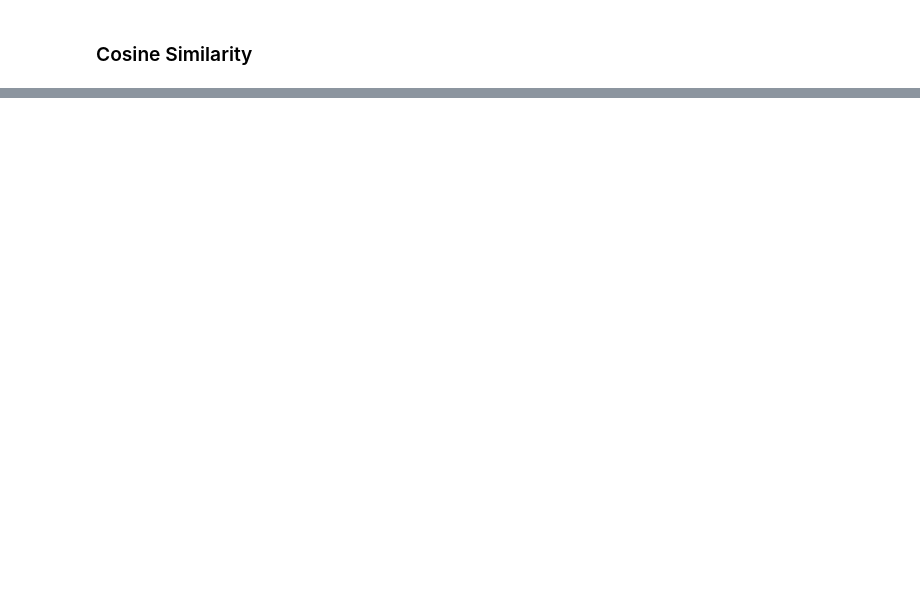
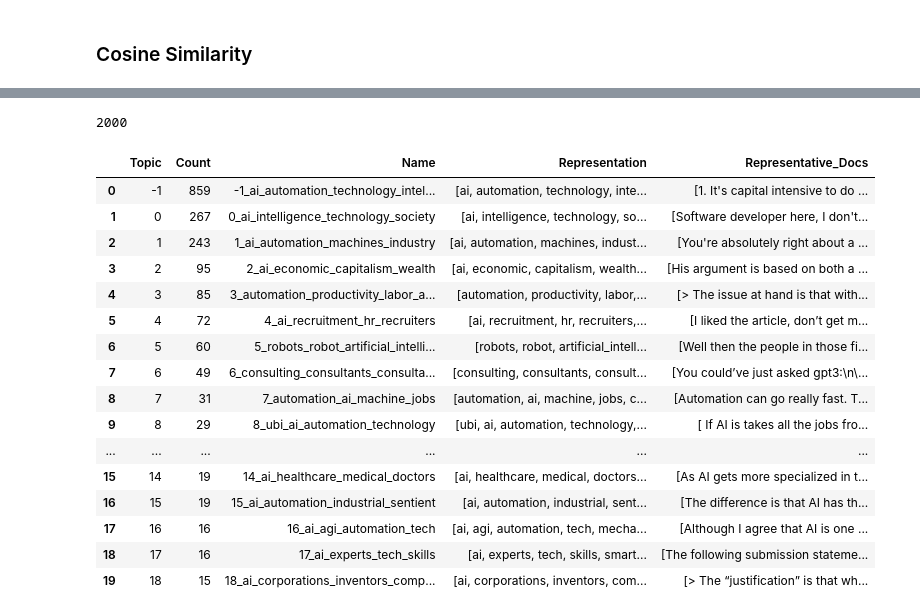
Before and after one commit to gzlupko/nlp_projects, a Jupyter notebook: Studies/reddit_study/reddit_NLP.ipynb, the cells around one changed output, grey strips where cells are left out. Cells and saved outputs as stored; diff of their text form; code cells hidden in the pictures; blank space fills up the shorter version.

Commit message:
latest code with bertopic included

```diff
--- a/Studies/reddit_study/reddit_NLP.ipynb
+++ b/Studies/reddit_study/reddit_NLP.ipynb
@@ -132,0 +157,7 @@ merged_data.head()
+# %%
+# load merged data set to start here - semantic search commments large
+merged_data = pd.read_csv("/content/drive/MyDrive/Applied Paper /data/semantic_search_comments_large.csv")
+
+print(len(merged_data))
+
+merged_data.head()
@@ -132,0 +221,9 @@ merged_data.head()
+# %%
+# store comments in list format, which BERTopic use
+
+ai_comments = list(merged_data.Comment)
+
+# ensure same length of 2,000 comments
+len(ai_comments)
+# %% [output]
+2000
@@ -132,0 +233,21 @@ merged_data.head()
+# %%
+# initial inspection of topics
+ai_topics.get_topic_info()
+# %% [output]
+|  | Topic | Count | Name | Representation | Representative_Docs |
+| 0 | -1 | 859 | -1_ai_automation_technology_intel... | [ai, automation, technology, inte... | [1. It's capital intensive to do ... |
+| 1 | 0 | 267 | 0_ai_intelligence_technology_society | [ai, intelligence, technology, so... | [Software developer here, I don't... |
+| 2 | 1 | 243 | 1_ai_automation_machines_industry | [ai, automation, machines, indust... | [You're absolutely right about a ... |
+| 3 | 2 | 95 | 2_ai_economic_capitalism_wealth | [ai, economic, capitalism, wealth... | [His argument is based on both a ... |
+| 4 | 3 | 85 | 3_automation_productivity_labor_a... | [automation, productivity, labor,... | [> The issue at hand is that with... |
+| 5 | 4 | 72 | 4_ai_recruitment_hr_recruiters | [ai, recruitment, hr, recruiters,... | [I liked the article, don’t get m... |
+| 6 | 5 | 60 | 5_robots_robot_artificial_intelli... | [robots, robot, artificial_intell... | [Well then the people in those fi... |
+| 7 | 6 | 49 | 6_consulting_consultants_consulta... | [consulting, consultants, consult... | [You could’ve just asked gpt3:\n\... |
+| 8 | 7 | 31 | 7_automation_ai_machine_jobs | [automation, ai, machine, jobs, c... | [Automation can go really fast. T... |
+| 9 | 8 | 29 | 8_ubi_ai_automation_technology | [ubi, ai, automation, technology,... | [ If AI is takes all the jobs fro... |
+| ... | ... | ... | ... | ... | ... |
+| 15 | 14 | 19 | 14_ai_healthcare_medical_doctors | [ai, healthcare, medical, doctors... | [As AI gets more specialized in t... |
+| 16 | 15 | 19 | 15_ai_automation_industrial_sentient | [ai, automation, industrial, sent... | [The difference is that AI has th... |
+| 17 | 16 | 16 | 16_ai_agi_automation_tech | [ai, agi, automation, tech, mecha... | [Although I agree that AI is one ... |
+| 18 | 17 | 16 | 17_ai_experts_tech_skills | [ai, experts, tech, skills, smart... | [The following submission stateme... |
+| 19 | 18 | 15 | 18_ai_corporations_inventors_comp... | [ai, corporations, inventors, com... | [> The “justification” is that wh... |
```
Also changed, not shown: parts of 33 cells of this notebook.
